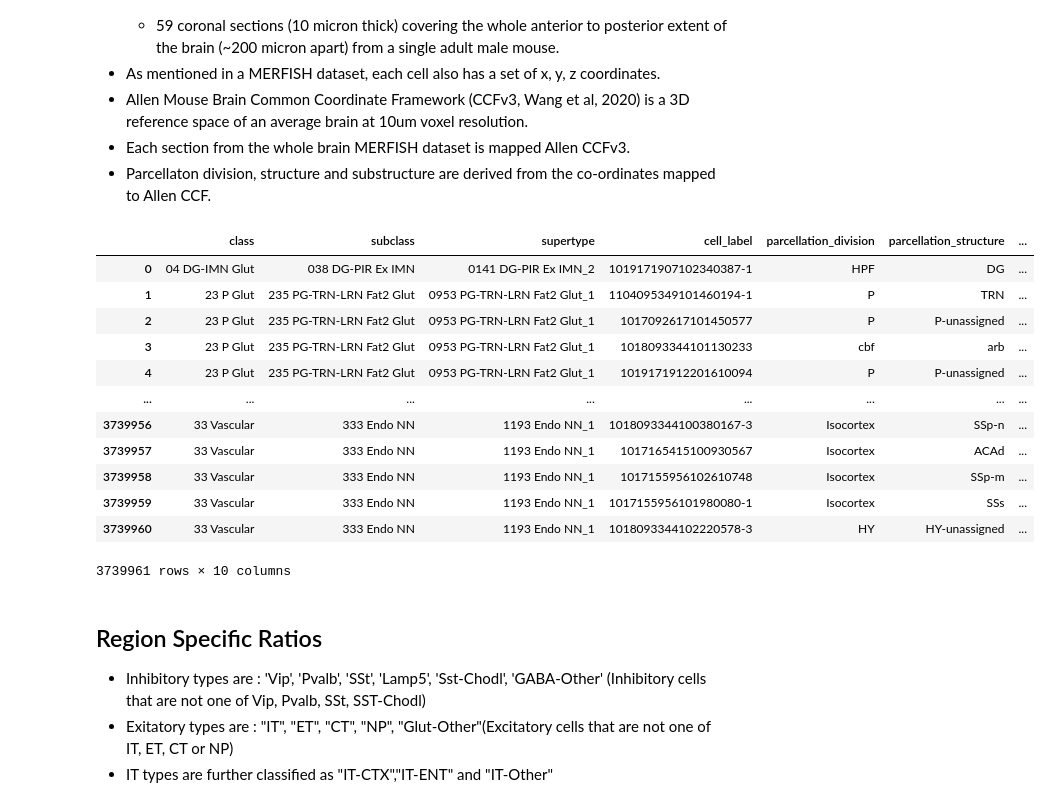
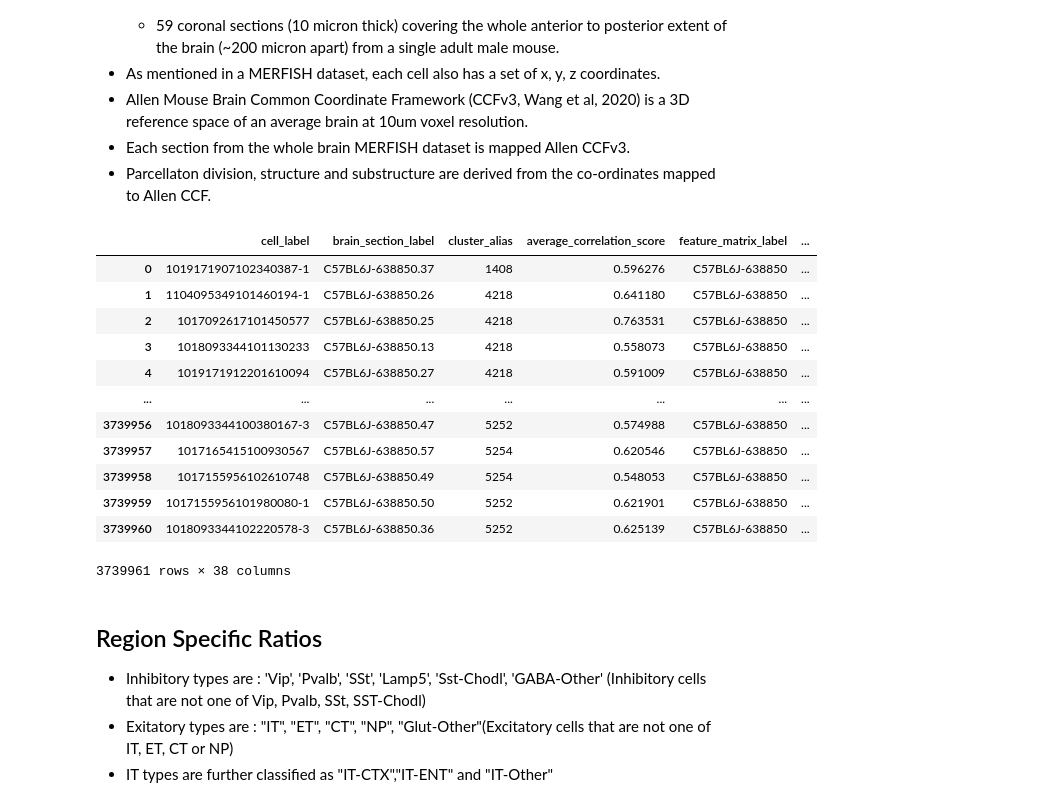
Before and after one commit to apache/airavata-cerebrum, a Jupyter notebook: resources/notebooks/atlas2cellprop.ipynb, the cells around one changed output. Saved outputs shown, nothing was run; the diff lists cells and outputs as text; code cells hidden in the pictures.

```diff
--- a/resources/notebooks/atlas2cellprop.ipynb
+++ b/resources/notebooks/atlas2cellprop.ipynb
@@ -109,23 +100,23 @@ cell_meta_ext = cell_meta_ext.join(cluster_colors, on="cluster_alias")
 - Parcellaton division, structure and substructure are derived from the co-ordinates mapped to Allen CCF.
 # %%
 # Loading CCF Meta data
-merfish_ccf_view_dir = abc_mouse.view_dir(manifest, "MERFISH-C57BL6J-638850-CCF", ABC_ATLAS_BASE)
-cell_ccf = abc_mouse.cell_ccf_meta(os.path.join(merfish_ccf_view_dir, abc_mouse.PARCEL_META_DATA))
-cell_ccf[abc_mouse.CCF_COLS]
+ccf_meta_file = abc_mouse.abc_cache_download_meta(ABC_ATLAS_BASE, abc_mouse.MERFISH_CCF_DATASET_KEY, abc_mouse.PARCEL_META_DATA_KEY)
+cell_ccf = abc_mouse.cell_ccf_meta(ccf_meta_file)
+cell_ccf
 # %% [output]
-|  | class | subclass | supertype | cell_label | parcellation_division | parcellation_structure | ... |
-| 0 | 04 DG-IMN Glut | 038 DG-PIR Ex IMN | 0141 DG-PIR Ex IMN_2 | 1019171907102340387-1 | HPF | DG | ... |
-| 1 | 23 P Glut | 235 PG-TRN-LRN Fat2 Glut | 0953 PG-TRN-LRN Fat2 Glut_1 | 1104095349101460194-1 | P | TRN | ... |
-| 2 | 23 P Glut | 235 PG-TRN-LRN Fat2 Glut | 0953 PG-TRN-LRN Fat2 Glut_1 | 1017092617101450577 | P | P-unassigned | ... |
-| 3 | 23 P Glut | 235 PG-TRN-LRN Fat2 Glut | 0953 PG-TRN-LRN Fat2 Glut_1 | 1018093344101130233 | cbf | arb | ... |
-| 4 | 23 P Glut | 235 PG-TRN-LRN Fat2 Glut | 0953 PG-TRN-LRN Fat2 Glut_1 | 1019171912201610094 | P | P-unassigned | ... |
-| ... | ... | ... | ... | ... | ... | ... | ... |
-| 3739956 | 33 Vascular | 333 Endo NN | 1193 Endo NN_1 | 1018093344100380167-3 | Isocortex | SSp-n | ... |
-| 3739957 | 33 Vascular | 333 Endo NN | 1193 Endo NN_1 | 1017165415100930567 | Isocortex | ACAd | ... |
-| 3739958 | 33 Vascular | 333 Endo NN | 1193 Endo NN_1 | 1017155956102610748 | Isocortex | SSp-m | ... |
-| 3739959 | 33 Vascular | 333 Endo NN | 1193 Endo NN_1 | 1017155956101980080-1 | Isocortex | SSs | ... |
-| 3739960 | 33 Vascular | 333 Endo NN | 1193 Endo NN_1 | 1018093344102220578-3 | HY | HY-unassigned | ... |
+|  | cell_label | brain_section_label | cluster_alias | average_correlation_score | feature_matrix_label | ... |
+| 0 | 1019171907102340387-1 | C57BL6J-638850.37 | 1408 | 0.596276 | C57BL6J-638850 | ... |
+| 1 | 1104095349101460194-1 | C57BL6J-638850.26 | 4218 | 0.641180 | C57BL6J-638850 | ... |
+| 2 | 1017092617101450577 | C57BL6J-638850.25 | 4218 | 0.763531 | C57BL6J-638850 | ... |
+| 3 | 1018093344101130233 | C57BL6J-638850.13 | 4218 | 0.558073 | C57BL6J-638850 | ... |
+| 4 | 1019171912201610094 | C57BL6J-638850.27 | 4218 | 0.591009 | C57BL6J-638850 | ... |
+| ... | ... | ... | ... | ... | ... | ... |
+| 3739956 | 1018093344100380167-3 | C57BL6J-638850.47 | 5252 | 0.574988 | C57BL6J-638850 | ... |
+| 3739957 | 1017165415100930567 | C57BL6J-638850.57 | 5254 | 0.620546 | C57BL6J-638850 | ... |
+| 3739958 | 1017155956102610748 | C57BL6J-638850.49 | 5254 | 0.548053 | C57BL6J-638850 | ... |
+| 3739959 | 1017155956101980080-1 | C57BL6J-638850.50 | 5252 | 0.621901 | C57BL6J-638850 | ... |
+| 3739960 | 1018093344102220578-3 | C57BL6J-638850.36 | 5252 | 0.625139 | C57BL6J-638850 | ... |
-3739961 rows × 10 columns
+3739961 rows × 38 columns
 # %% [markdown]
 ## Region Specific Ratios
 - Inhibitory types are : 'Vip', 'Pvalb', 'SSt', 'Lamp5', 'Sst-Chodl', 'GABA-Other' (Inhibitory cells that are not one of Vip, Pvalb, SSt, SST-Chodl)
```
Also changed, not shown: parts of 7 cells of this notebook, 6 other files.
